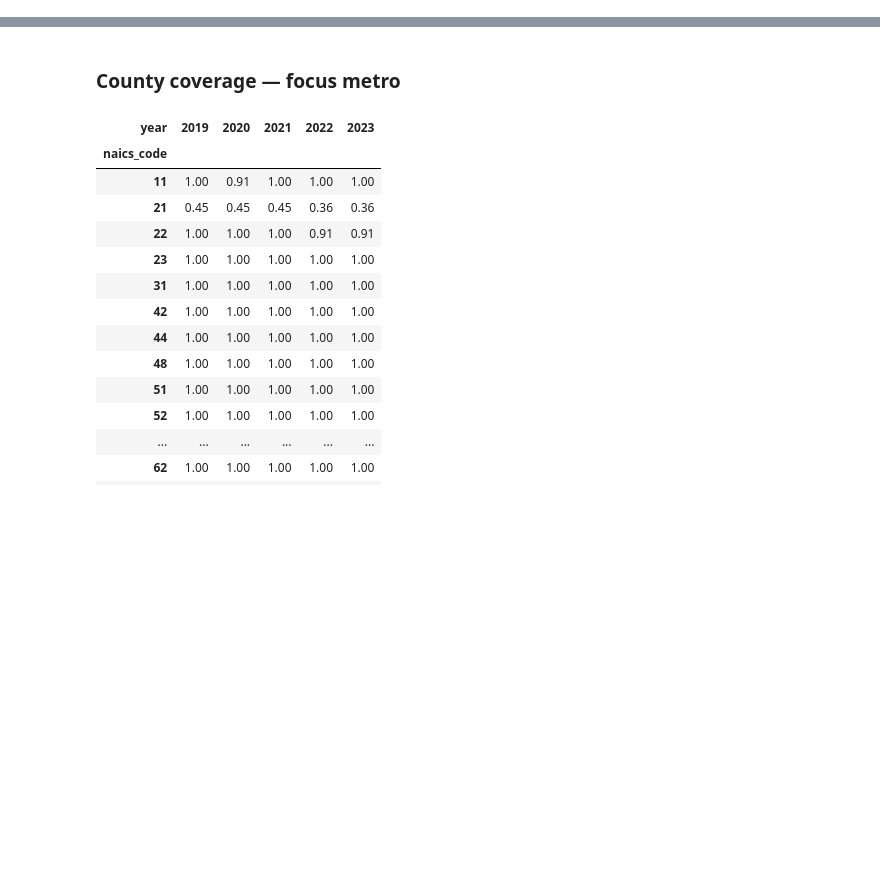
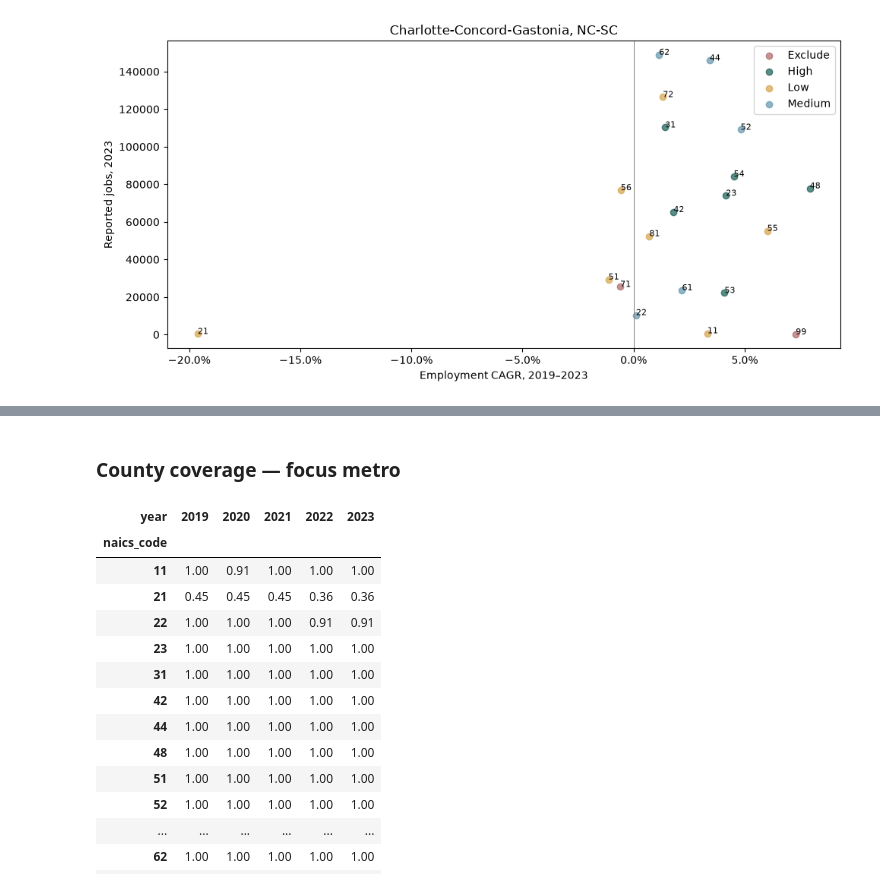
Before and after one commit to Kottakotavenkatakeerthika/bankunited-market-expansion, a Jupyter notebook: notebooks/industry_fit_exploration.ipynb, the cells around one changed output, grey strips where cells are left out. Cells and saved outputs as stored; diff of their text form; code cells hidden in the pictures; blank space fills up the shorter version.

```diff
--- a/notebooks/industry_fit_exploration.ipynb
+++ b/notebooks/industry_fit_exploration.ipynb
@@ -565,0 +203,17 @@ assert (coverage_summary.published_rows + coverage_summary.absent_sector_rows).e
+# %%
+focus_growth = tables["growth"].loc[lambda d: d.cbsa_code.eq(FOCUS_CBSA)]
+display(focus_growth[["naics_code", "label", "fit_priority", "cbp_employment_count_start",
+    "cbp_employment_count_end", "employment_cagr", "establishment_cagr", "payroll_cagr", "endpoint_coverage_note"]])
+plot = focus_growth.dropna(subset=["employment_cagr", "cbp_employment_count_end"])
+fig, ax = plt.subplots(figsize=(10, 5))
+colors = {"High": "#175e54", "Medium": "#6296ad", "Low": "#d6a348", "Exclude": "#ae6666", "Unmapped": "#a0a8b2"}
+for priority, group in plot.groupby("fit_priority"):
+    ax.scatter(group.employment_cagr, group.cbp_employment_count_end, label=priority, color=colors[priority], alpha=.7)
+    for _, row in group.iterrows():
+        ax.annotate(row.naics_code, (row.employment_cagr, row.cbp_employment_count_end), fontsize=8)
+from matplotlib.ticker import PercentFormatter
+ax.xaxis.set_major_formatter(PercentFormatter(1))
+ax.set(xlabel=f"Employment CAGR, {BASE_YEAR}–{YEAR}", ylabel=f"Reported jobs, {YEAR}", title=FOCUS_TITLE)
+ax.axvline(0, color="grey", linewidth=.7)
+ax.legend(); fig.tight_layout(); display(fig); plt.close(fig)
+# %% [output]
@@ -565,0 +237 @@ assert (coverage_summary.published_rows + coverage_summary.absent_sector_rows).e
+[figure, added]
```
Also changed, not shown: parts of 55 cells of this notebook, 7 other files.
